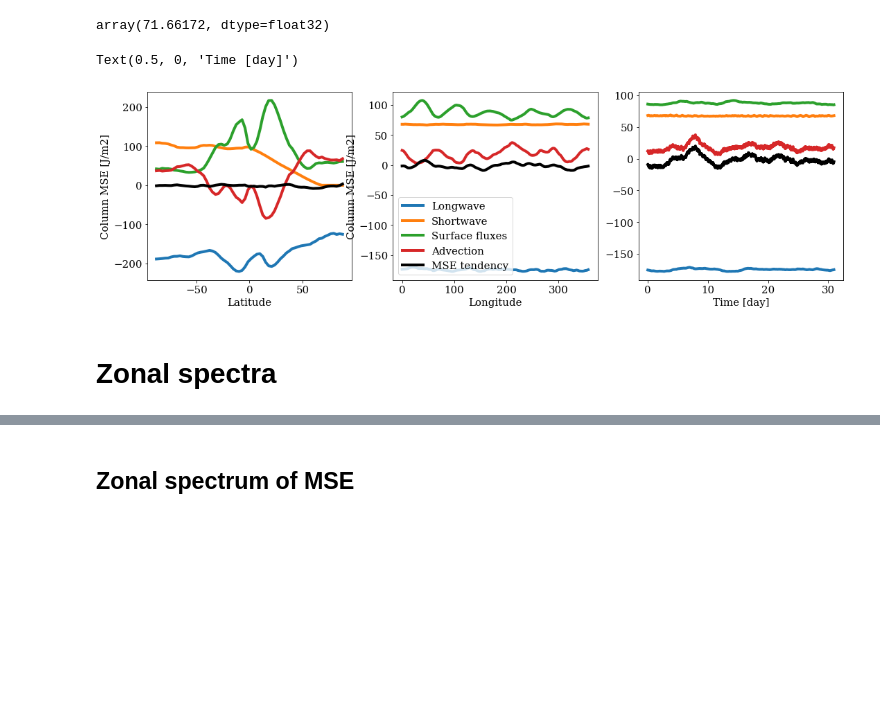
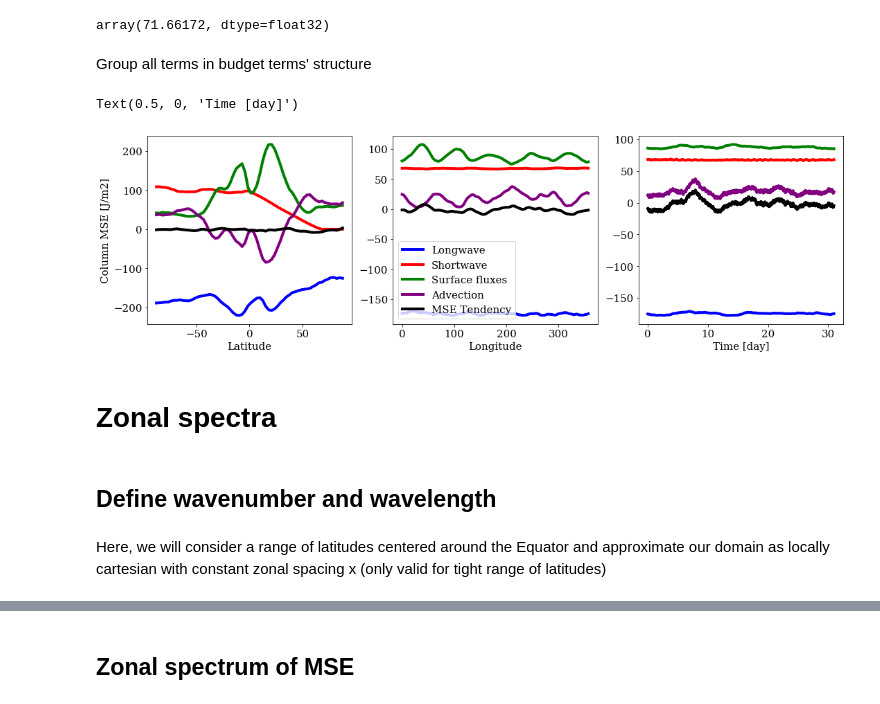
Before and after one commit to pandasambit15/CBRAIN-CAM, a Jupyter notebook: notebooks/tbeucler_devlog/053_Spectral_Enthaly_budget.ipynb, the cells around one changed output, grey strips where cells are left out. Saved outputs shown, nothing was run; the diff lists cells and outputs as text; code cells hidden in the pictures; blank space fills up the shorter version.

Commit message:
Zonal spectral budget

```diff
--- a/notebooks/tbeucler_devlog/053_Spectral_Enthaly_budget.ipynb
+++ b/notebooks/tbeucler_devlog/053_Spectral_Enthaly_budget.ipynb
@@ -169,34 +169,39 @@ SW = (data.FSNT-data.FSNS)[t_range+1,:,:] # Shortwave heating [W/m2]
 SEF = (data.SHFLX+data.LHFLX)[t_range+1,:,:] # Surface enthalpy fluxes [W/m2]
 # %%
 ADV = dMSE_dt-LW-SW-SEF # MSE advection calculated as residual
-# %%
-fig,ax = plt.subplots(nrows=1,ncols=3,figsize=(18,5))
-
-ax[0].plot(data.lat,np.mean(LW,axis=(0,2)),label='Longwave')
-ax[0].plot(data.lat,np.mean(SW,axis=(0,2)),label='Shortwave')
-ax[0].plot(data.lat,np.mean(SEF,axis=(0,2)),label='Surface fluxes')
-ax[0].plot(data.lat,np.mean(ADV,axis=(0,2)),label='Advection')
-ax[0].plot(data.lat,np.mean(dMSE_dt,axis=(0,2)),label='MSE tendency',color='k')
-ax[0].set_xlabel('Latitude')
-ax[0].set_ylabel('Column MSE [J/m2]')
-
-ax[1].plot(data.lon,np.mean(LW,axis=(0,1)),label='Longwave')
-ax[1].plot(data.lon,np.mean(SW,axis=(0,1)),label='Shortwave')
-ax[1].plot(data.lon,np.mean(SEF,axis=(0,1)),label='Surface fluxes')
-ax[1].plot(data.lon,np.mean(ADV,axis=(0,1)),label='Advection')
-ax[1].plot(data.lon,np.mean(dMSE_dt,axis=(0,1)),label='MSE tendency',color='k')
-ax[1].set_xlabel('Longitude')
-ax[1].legend()
-ax[1].set_ylabel('Column MSE [J/m2]')
-
-ax[2].plot(tcoor[t_range+1]/(24*3600),np.mean(LW,axis=(1,2)),label='Longwave')
-ax[2].plot(tcoor[t_range+1]/(24*3600),np.mean(SW,axis=(1,2)),label='Shortwave')
-ax[2].plot(tcoor[t_range+1]/(24*3600),np.mean(SEF,axis=(1,2)),label='Surface fluxes')
-ax[2].plot(tcoor[t_range+1]/(24*3600),np.mean(ADV,axis=(1,2)),label='Advection')
-ax[2].plot(tcoor[t_range+1]/(24*3600),np.mean(dMSE_dt,axis=(1,2)),label='MSE tendency',color='k')
-ax[2].set_xlabel('Time [day]')
-# %% [output]
-Text(0.5, 0, 'Time [day]')
-[figure, removed]
+# %% [markdown]
+Group all terms in budget terms' structure
+# %%
+BUD = {}
+BUD['Longwave'] = LW
+BUD['Shortwave'] = SW
+BUD['Surface fluxes'] = SEF
+BUD['Advection'] = ADV
+BUD['MSE Tendency'] = dMSE_dt
+# %%
+colors = ['b','r','g','purple','k']
+
+fig,ax = plt.subplots(nrows=1,ncols=3,figsize=(18,5))
+
+for ivar,var in enumerate(BUD.keys()):
+    ax[0].plot(data.lat,np.mean(BUD[var],axis=(0,2)),label=var,color=colors[ivar])
+ax[0].set_xlabel('Latitude')
+ax[0].set_ylabel('Column MSE [J/m2]')
+
+for ivar,var in enumerate(BUD.keys()):
+    ax[1].plot(data.lon,np.mean(BUD[var],axis=(0,1)),label=var,color=colors[ivar])
+ax[1].set_xlabel('Longitude')
+ax[1].legend()
+
+for ivar,var in enumerate(BUD.keys()):
+    ax[2].plot(tcoor[t_range+1]/(24*3600),np.mean(BUD[var],axis=(1,2)),label=var,color=colors[ivar])
+ax[2].set_xlabel('Time [day]')
+# %% [output]
+Text(0.5, 0, 'Time [day]')
+[figure, added]
 # %% [markdown]
 # Zonal spectra
+# %% [markdown]
+## Define wavenumber and wavelength
+# %% [markdown]
+Here, we will consider a range of latitudes centered around the Equator and approximate our domain as locally cartesian with constant zonal spacing x (only valid for tight range of latitudes)
```
Also changed, not shown: parts of 30 cells of this notebook.
